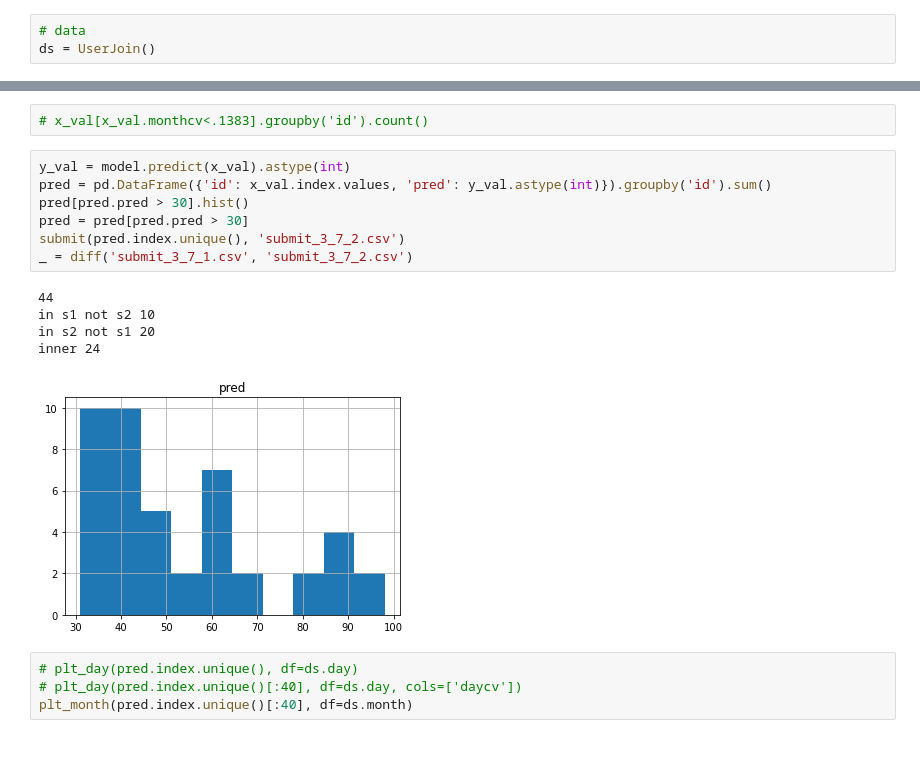
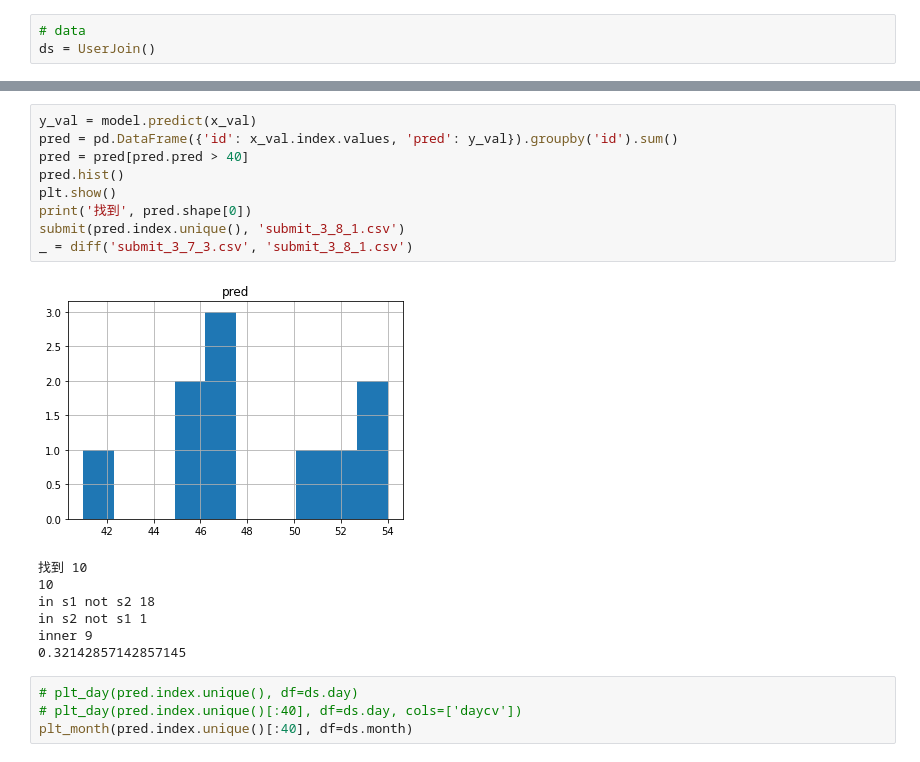
Before and after one commit to h3z/miner-detect, a Jupyter notebook: jupyter/xgb_day.ipynb, the cells around one changed output, grey strips where cells are left out. Drawn from its saved outputs; the diff is of its cells as text.

```diff
--- a/jupyter/xgb_day.ipynb
+++ b/jupyter/xgb_day.ipynb
@@ -101,18 +69,20 @@ pred[pred.pred>10]
-# %%
-# x_val[x_val.monthcv<.1383].groupby('id').count()
 # %%
-y_val = model.predict(x_val).astype(int)
-pred = pd.DataFrame({'id': x_val.index.values, 'pred': y_val.astype(int)}).groupby('id').sum()
-pred[pred.pred > 30].hist()
-pred = pred[pred.pred > 30]
-submit(pred.index.unique(), 'submit_3_7_2.csv')
-_ = diff('submit_3_7_1.csv', 'submit_3_7_2.csv')
+y_val = model.predict(x_val)
+pred = pd.DataFrame({'id': x_val.index.values, 'pred': y_val}).groupby('id').sum()
+pred = pred[pred.pred > 40]
+pred.hist()
+plt.show()
+print('找到', pred.shape[0])
+submit(pred.index.unique(), 'submit_3_8_1.csv')
+_ = diff('submit_3_7_3.csv', 'submit_3_8_1.csv')
 # %% [output]
+[figure, new version]
-44
-in s1 not s2 10
-in s2 not s1 20
-inner 24
+找到 10
+10
+in s1 not s2 18
+in s2 not s1 1
+inner 9
+0.32142857142857145
-[figure, old version]
 # %%
 # plt_day(pred.index.unique(), df=ds.day)
 # plt_day(pred.index.unique()[:40], df=ds.day, cols=['daycv'])
```
Also changed, not shown: parts of 4 cells of this notebook, 15 other files.
